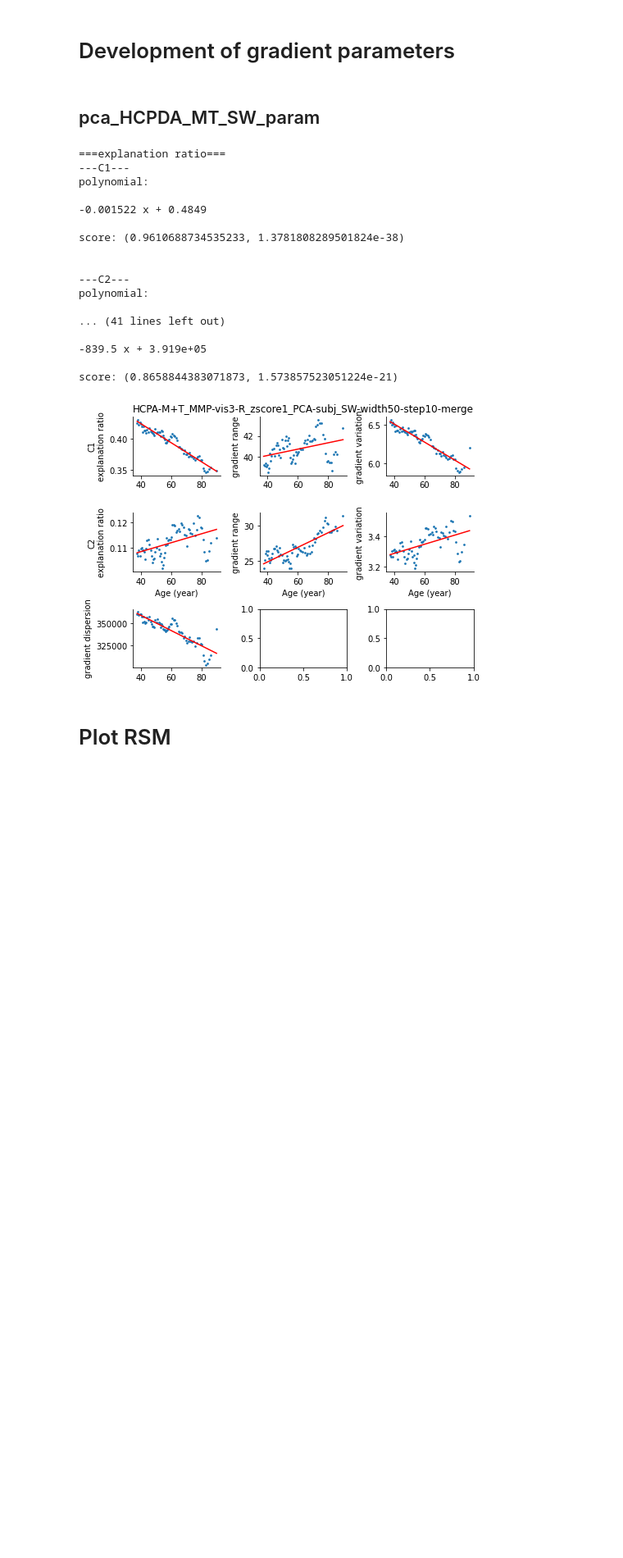
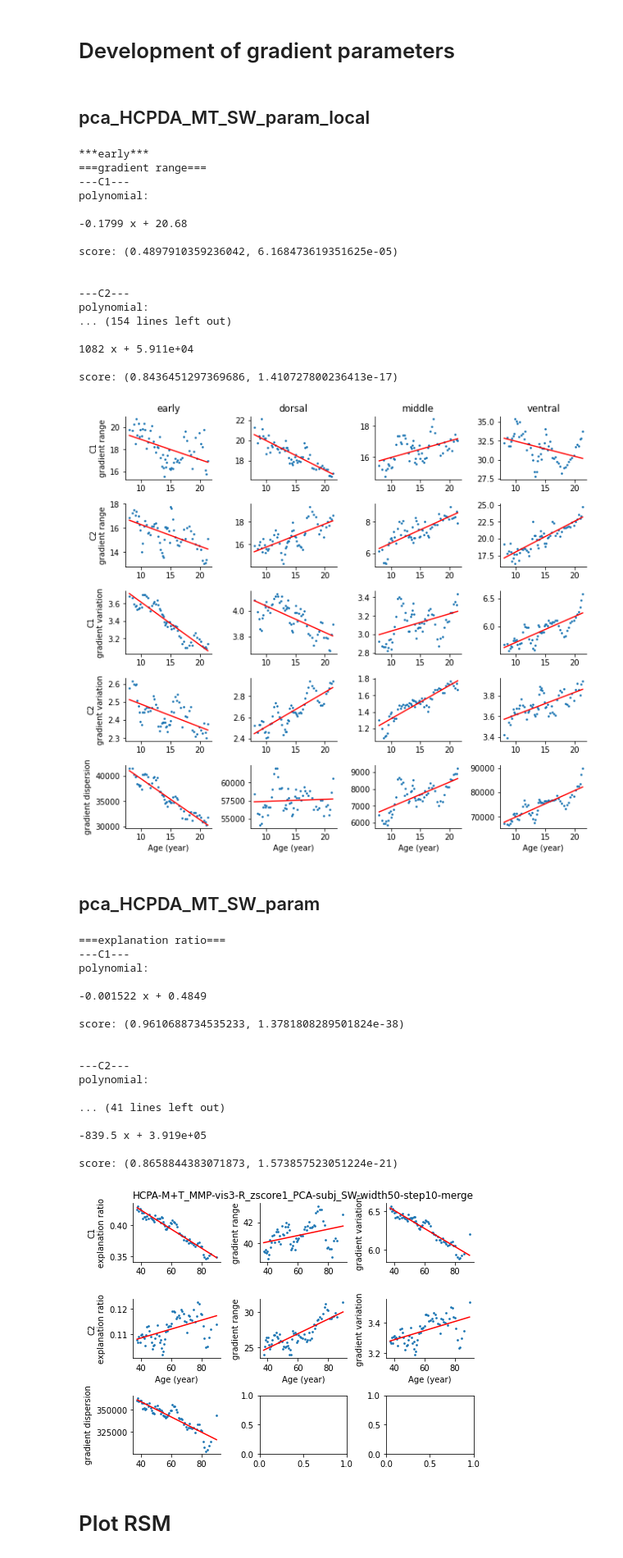
Before and after one commit to BNUCNL/nibrain, a Jupyter notebook: cxy_visual_dev/scripts/plot_scatter.ipynb, the cells around one changed output. Shown at 82% size. Cells and saved outputs as stored; diff of their text form; code cells hidden in the pictures; blank space fills up the shorter version.

Commit message:
cxy_visual_dev: plot local gradient parameters

```diff
--- a/cxy_visual_dev/scripts/plot_scatter.ipynb
+++ b/cxy_visual_dev/scripts/plot_scatter.ipynb
@@ -16,6 +16,81 @@ if not os.path.isdir(work_dir):
     os.makedirs(work_dir)
 # %% [markdown]
 # Development of gradient parameters
+# %% [markdown]
+## pca_HCPDA_MT_SW_param_local
+# %%
+title1 = 'HCPD-M+T_MMP-vis3-R_zscore1_PCA-subj'
+title2 = 'SW-width50-step10-merge'
+out_file = pjoin(work_dir, f'{title1}_{title2}_param_local-EDMV.jpg')
+
+figsize = (9.3, 8.3)
+local_names = ['early', 'dorsal', 'middle', 'ventral']
+pc_names = ['C1', 'C2']
+param_names = ['gradient range', 'gradient variation', 'gradient dispersion']
+
+fpath = pjoin(anal_dir, f'decomposition/{title1}_{title2}_param_local-EDMV.pkl')
+data = pkl.load(open(fpath, 'rb'))
+n_pc = len(pc_names)
+n_row = n_pc * len(param_names)
+n_col = len(local_names)
+if 'gradient dispersion' in param_names:
+    assert param_names.count('gradient dispersion') == 1
+    assert 'gradient dispersion' == param_names[-1]
+    n_row = n_row - n_pc + 1
+fig, axes = plt.subplots(n_row, n_col, figsize=figsize)
+x = data['age in months'] / 12
+for local_idx, local_name in enumerate(local_names):
+    print(f'***{local_name}***')
+    row_idx = 0
+    for param_name in param_names:
+        print(f'==={param_name}===')
+        if param_name == 'gradient dispersion':
+            ax = axes[-1, local_idx]
+            plot_polyfit(x, data[local_name][param_name], 1, color='r', s=3, ax=ax)
+            print('\n')
+            ax.set_xlabel('Age (year)')
+            if local_idx == 0:
+                ax.set_ylabel(param_name)
+            ax.spines['top'].set_visible(False)
+            ax.spines['right'].set_visible(False)
+            continue
+        for pc_name in pc_names:
+            print(f'---{pc_name}---')
+            ax = axes[row_idx, local_idx]
+            plot_polyfit(x, data[local_name][f'{pc_name} {param_name}'], 1, color='r', s=3, ax=ax)
+            print('\n')
+            if row_idx == 0:
+                ax.set_title(local_name)
+            if local_idx == 0:
+                ax.set_ylabel(f'{pc_name}\n{param_name}')
+            ax.spines['top'].set_visible(False)
+            ax.spines['right'].set_visible(False)
+            row_idx += 1
+
+fig.tight_layout()
+if out_file is None:
+    fig.show()
+else:
+    fig.savefig(out_file)
+# %% [output]
+***early***
+===gradient range===
+---C1---
+polynomial:
+
+-0.1799 x + 20.68
+
+score: (0.4897910359236042, 6.168473619351625e-05)
+
+
+---C2---
+polynomial:
+... (154 lines left out)
+
+1082 x + 5.911e+04
+
+score: (0.8436451297369686, 1.410727800236413e-17)
+[figure, added]
 # %% [markdown]
 ## pca_HCPDA_MT_SW_param
 # %%
```
